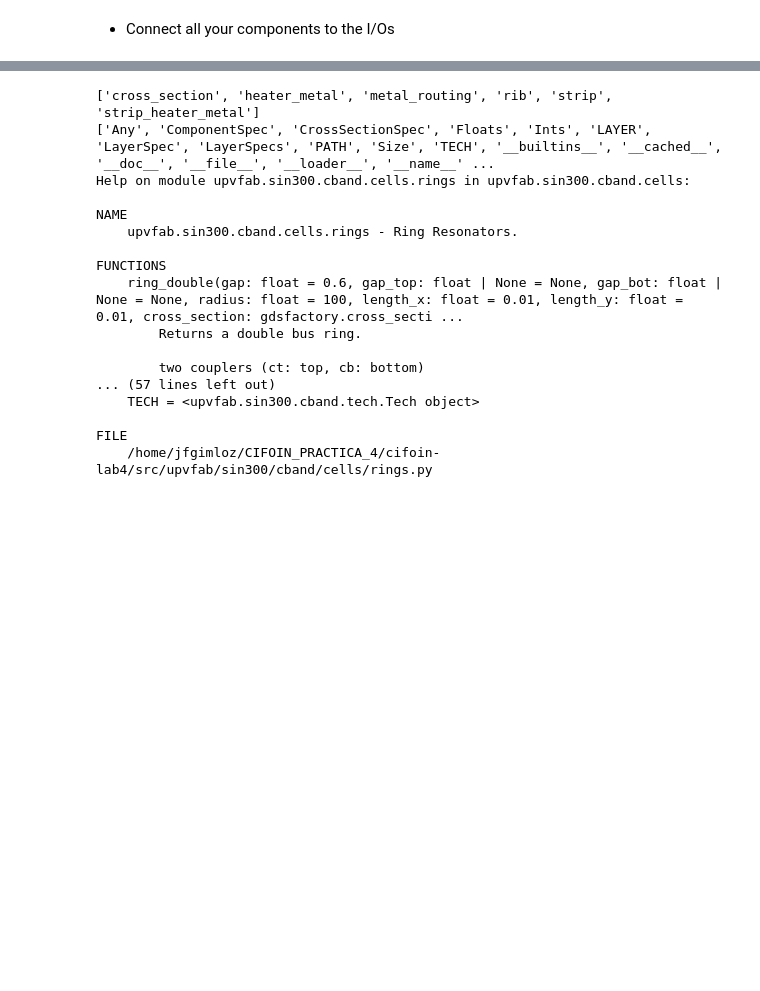
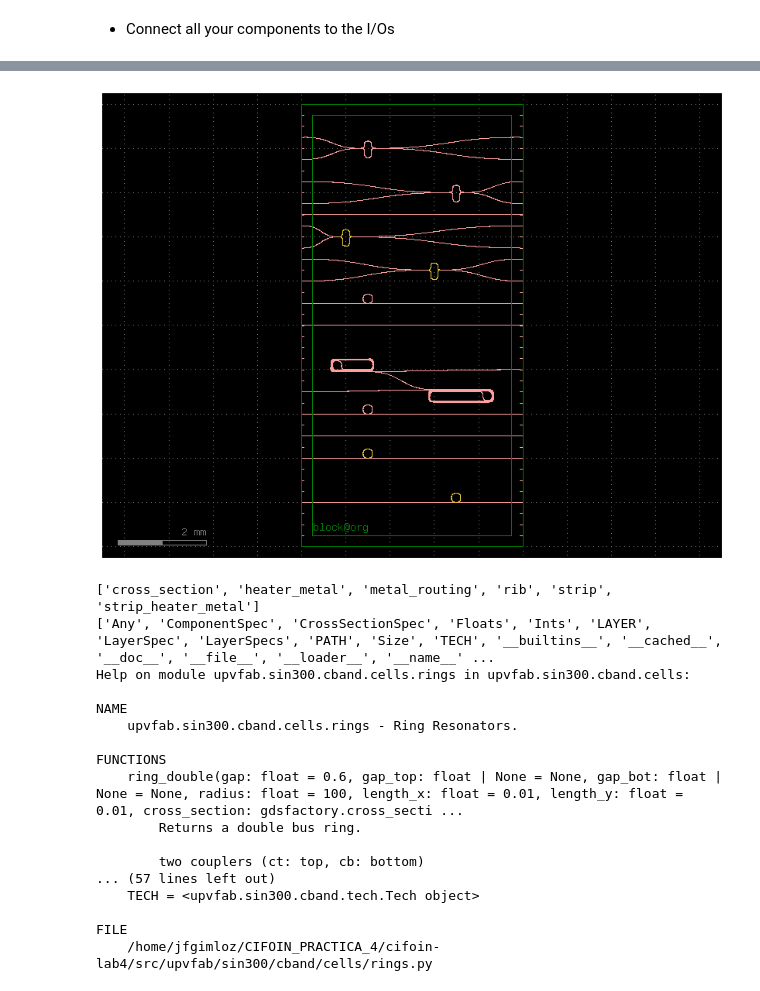
Before and after one commit to jfgimloz/cifoin-lab4, a Jupyter notebook: LAYOUT_Student.ipynb, the cells around one changed output, grey strips where cells are left out. Cells and saved outputs as stored; diff of their text form; code cells hidden in the pictures; blank space fills up the shorter version.

```diff
--- a/LAYOUT_Student.ipynb
+++ b/LAYOUT_Student.ipynb
@@ -824,8 +837,9 @@ mzi = layout_final.add_ref(MZI_cell(delta_length=500.0)).dmovex(2500).dmovey(500
 # %%
 layout_final = gf.Component()
 
-dieW = 5000; dieL = 5000  ; border = 250; xs = 'strip'; spacing = 250.0; io_length = 60.0
-
+dieW = 5000; dieL = 5000  ; border = 250; spacing = 250.0; io_length = 60.0
+xs="strip"
+xs_spiral = gf.get_cross_section("strip", width=0.5)
 die_instancia = layout_final.add_ref(die_with_ios())
 
 # Se cambia la posición Y de 250 a 500 para centrar la celda verticalmente
@@ -833,8 +847,8 @@ mzi_1 = layout_final.add_ref(MZI_cell(delta_length=40.0, radius=80.0, gap=0.5, l
 mzi_2 = layout_final.add_ref(MZI_cell(delta_length=40.0, radius=80.0, gap=0.5, length_dc=30.0, width=0.5, layer="WG")).dmovex(3500).dmovey(8000)
 mzi_heater_1 = layout_final.add_ref(MZI_cell(delta_length=40.0, radius=80.0, gap=0.5, length_dc=30.0, width=0.5, layer="HEATER")).dmovex(1000).dmovey(7000)
 mzi_heater_2 = layout_final.add_ref(MZI_cell(delta_length=40.0, radius=80.0, gap=0.5, length_dc=30.0, width=0.5, layer="HEATER")).dmovex(3000).dmovey(6250)
-spiral_1 = layout_final.add_ref(SPIRAL_cell(length=1000.0, n_loops=5, cross_section="strip")).dmovex(-4000).dmovey(-3500).drotate(180)
-spiral_2 = layout_final.add_ref(SPIRAL_cell(length=500.0, n_loops=5, cross_section="strip")).dmovex(1000).dmovey(4000).drotate(0)
+spiral_1 = layout_final.add_ref(SPIRAL_cell(length=1000.0, n_loops=5)).dmovex(-4000).dmovey(-3500).drotate(180)
+spiral_2 = layout_final.add_ref(SPIRAL_cell(length=500.0, n_loops=5)).dmovex(1000).dmovey(4000).drotate(0)
 ring_1 = layout_final.add_ref(RING_cell(radius=100.0, gap=0.2, width=1.0, layer='WG')).dmovex(1500).dmovey(5500)
 ring_2 = layout_final.add_ref(RING_cell(radius=100.0, gap=0.2, width=1.0, layer='WG')).dmovex(1500).dmovey(3000)
 ring_heater_1 = layout_final.add_ref(RING_cell(radius=100.0, gap=0.2, width=1.0, layer='HEATER')).dmovex(1500).dmovey(2000)
@@ -850,51 +864,51 @@ guia_recta_top = layout_final.add_ref(gf.components.straight(length=dieW, cross_
 # ========================================================
 
 # RUTADO PARA LOS DOS PRIMEROS MZI (Altura ~9000)
-gf.routing.route_single_sbend(layout_final, port1=die_instancia.ports["in_36"], port2=mzi_1.ports['o2'],  cross_section='strip')
-gf.routing.route_single_sbend(layout_final, port1=die_instancia.ports["in_34"], port2=mzi_1.ports['o1'],  cross_section='strip')
+gf.routing.route_single_sbend(layout_final, port1=die_instancia.ports["in_36"], port2=mzi_1.ports['o2'],  cross_section=xs)
+gf.routing.route_single_sbend(layout_final, port1=die_instancia.ports["in_34"], port2=mzi_1.ports['o1'],  cross_section=xs)
 
-gf.routing.route_single_sbend(layout_final, port2=mzi_1.ports['o3'], port1=die_instancia.ports["out_36"],  cross_section='strip')
-gf.routing.route_single_sbend(layout_final, port2=mzi_1.ports['o4'], port1=die_instancia.ports["out_34"],  cross_section='strip')
+gf.routing.route_single_sbend(layout_final, port2=mzi_1.ports['o3'], port1=die_instancia.ports["out_36"],  cross_section=xs)
+gf.routing.route_single_sbend(layout_final, port2=mzi_1.ports['o4'], port1=die_instancia.ports["out_34"],  cross_section=xs)
 
-gf.routing.route_single_sbend(layout_final, port1=die_instancia.ports["in_32"], port2=mzi_2.ports['o2'],  cross_section='strip')
-gf.routing.route_single_sbend(layout_final, port1=die_instancia.ports["in_30"], port2=mzi_2.ports['o1'],  cross_section='strip')
+gf.routing.route_single_sbend(layout_final, port1=die_instancia.ports["in_32"], port2=mzi_2.ports['o2'],  cross_section=xs)
+gf.routing.route_single_sbend(layout_final, port1=die_instancia.ports["in_30"], port2=mzi_2.ports['o1'],  cross_section=xs)
 
-gf.routing.route_single_sbend(layout_final, port2=mzi_2.ports['o3'], port1=die_instancia.ports["out_32"],  cross_section='strip')
-gf.routing.route_single_sbend(layout_final, port2=mzi_2.ports['o4'], port1=die_instancia.ports["out_30"],  cross_section='strip')
+gf.routing.route_single_sbend(layout_final, port2=mzi_2.ports['o3'], port1=die_instancia.ports["out_32"],  cross_section=xs)
+gf.routing.route_single_sbend(layout_final, port2=mzi_2.ports['o4'], port1=die_instancia.ports["out_30"],  cross_section=xs)
 
 
 # RUTADO PARA LOS MZI CON HEATER
-gf.routing.route_single_sbend(layout_final, port1=die_instancia.ports["in_28"], port2=mzi_heater_1.ports['o2'],  cross_section='strip')
-gf.routing.route_single_sbend(layout_final, port1=die_instancia.ports["in_26"], port2=mzi_heater_1.ports['o1'],  cross_section='strip')
+gf.routing.route_single_sbend(layout_final, port1=die_instancia.ports["in_28"], port2=mzi_heater_1.ports['o2'],  cross_section=xs)
+gf.routing.route_single_sbend(layout_final, port1=die_instancia.ports["in_26"], port2=mzi_heater_1.ports['o1'],  cross_section=xs)
 
-gf.routing.route_single_sbend(layout_final, port2=mzi_heater_1.ports['o3'], port1=die_instancia.ports["out_28"],  cross_section='strip')
-gf.routing.route_single_sbend(layout_final, port2=mzi_heater_1.ports['o4'], port1=die_instancia.ports["out_26"],  cross_section='strip')
+gf.routing.route_single_sbend(layout_final, port2=mzi_heater_1.ports['o3'], port1=die_instancia.ports["out_28"],  cross_section=xs)
+gf.routing.route_single_sbend(layout_final, port2=mzi_heater_1.ports['o4'], port1=die_instancia.ports["out_26"],  cross_section=xs)
 
-gf.routing.route_single_sbend(layout_final, port1=die_instancia.ports["in_25"], port2=mzi_heater_2.ports['o2'],  cross_section='strip')
-gf.routing.route_single_sbend(layout_final, port1=die_instancia.ports["in_23"], port2=mzi_heater_2.ports['o1'],  cross_section='strip')
+gf.routing.route_single_sbend(layout_final, port1=die_instancia.ports["in_25"], port2=mzi_heater_2.ports['o2'],  cross_section=xs)
+gf.routing.route_single_sbend(layout_final, port1=die_instancia.ports["in_23"], port2=mzi_heater_2.ports['o1'],  cross_section=xs)
 
-gf.routing.route_single_sbend(layout_final, port2=mzi_heater_2.ports['o3'], port1=die_instancia.ports["out_25"],  cross_section='strip')
-gf.routing.route_single_sbend(layout_final, port2=mzi_heater_2.ports['o4'], port1=die_instancia.ports["out_23"],  cross_section='strip')
+gf.routing.route_single_sbend(layout_final, port2=mzi_heater_2.ports['o3'], port1=die_instancia.ports["out_25"],  cross_section=xs)
+gf.routing.route_single_sbend(layout_final, port2=mzi_heater_2.ports['o4'], port1=die_instancia.ports["out_23"],  cross_section=xs)
 
 # RUTADO PARA LAS ESPIRALES
-gf.routing.route_single_sbend(layout_final, port1=die_instancia.ports["in_13"], port2=spiral_1.ports['o1'],  cross_section='strip')
-gf.routing.route_single_sbend(layout_final, port1=spiral_2.ports['o1'], port2=die_instancia.ports["out_15"],  cross_section='strip')
-gf.routing.route_single_sbend(layout_final, port1=spiral_2.ports['o2'], port2=spiral_1.ports['o2'],  cross_section='strip')
+gf.routing.route_single_sbend(layout_final, port1=die_instancia.ports["in_13"], port2=spiral_1.ports['o1'],  cross_section=xs)
+gf.routing.route_single_sbend(layout_final, port1=spiral_2.ports['o1'], port2=die_instancia.ports["out_15"],  cross_section=xs_spiral)
+gf.routing.route_single_sbend(layout_final, port1=spiral_2.ports['o2'], port2=spiral_1.ports['o2'],  cross_section=xs_spiral)
 
 
 # RUTADO PARA LOS ANILLOS
-gf.routing.route_single_sbend(layout_final, port1=die_instancia.ports["in_21"], port2=ring_1.ports['o1'],  cross_section='strip')
-gf.routing.route_single_sbend(layout_final, port1=die_instancia.ports["out_21"], port2=ring_1.ports['o2'],  cross_section='strip')
+gf.routing.route_single_sbend(layout_final, port1=die_instancia.ports["in_21"], port2=ring_1.ports['o1'],  cross_section=xs)
+gf.routing.route_single_sbend(layout_final, port1=die_instancia.ports["out_21"], port2=ring_1.ports['o2'],  cross_section=xs)
 
-gf.routing.route_single_sbend(layout_final, port1=die_instancia.ports["in_11"], port2=ring_2.ports['o1'],  cross_section='strip')
-gf.routing.route_single_sbend(layout_final, port1=die_instancia.ports["out_11"], port2=ring_2.ports['o2'],  cross_section='strip')
+gf.routing.route_single_sbend(layout_final, port1=die_instancia.ports["in_11"], port2=ring_2.ports['o1'],  cross_section=xs)
+gf.routing.route_single_sbend(layout_final, port1=die_instancia.ports["out_11"], port2=ring_2.ports['o2'],  cross_section=xs)
 
 # RUTADO PARA LOS ANILLOS CON HEATER
-gf.routing.route_single_sbend(layout_final, port1=die_instancia.ports["in_7"], port2=ring_heater_1.ports['o1'],  cross_section='strip')
-gf.routing.route_single_sbend(layout_final, port1=die_instancia.ports["out_7"], port2=ring_heater_1.ports['o2'],  cross_section='strip')
+gf.routing.route_single_sbend(layout_final, port1=die_instancia.ports["in_7"], port2=ring_heater_1.ports['o1'],  cross_section=xs)
+gf.routing.route_single_sbend(layout_final, port1=die_instancia.ports["out_7"], port2=ring_heater_1.ports['o2'],  cross_section=xs)
 
-gf.routing.route_single_sbend(layout_final, port1=die_instancia.ports["in_3"], port2=ring_heater_2.ports['o1'],  cross_section='strip')
-gf.routing.route_single_sbend(layout_final, port1=die_instancia.ports["out_3"], port2=ring_heater_2.ports['o2'],  cross_section='strip')
+gf.routing.route_single_sbend(layout_final, port1=die_instancia.ports["in_3"], port2=ring_heater_2.ports['o1'],  cross_section=xs)
+gf.routing.route_single_sbend(layout_final, port1=die_instancia.ports["out_3"], port2=ring_heater_2.ports['o2'],  cross_section=xs)
 
 # ========================================================
 # PASO 6: Visualización final
@@ -906,3 +920,4 @@ PortWidthMismatchError: Width mismatch between the ports straight_gdsfactorypcom
+[figure, added]
 # %%
 # Obtiene el PDK que está cargado actualmente en memoria
 pdk = gf.get_active_pdk()
```
Also changed, not shown: parts of 30 cells of this notebook, 1 other file.
